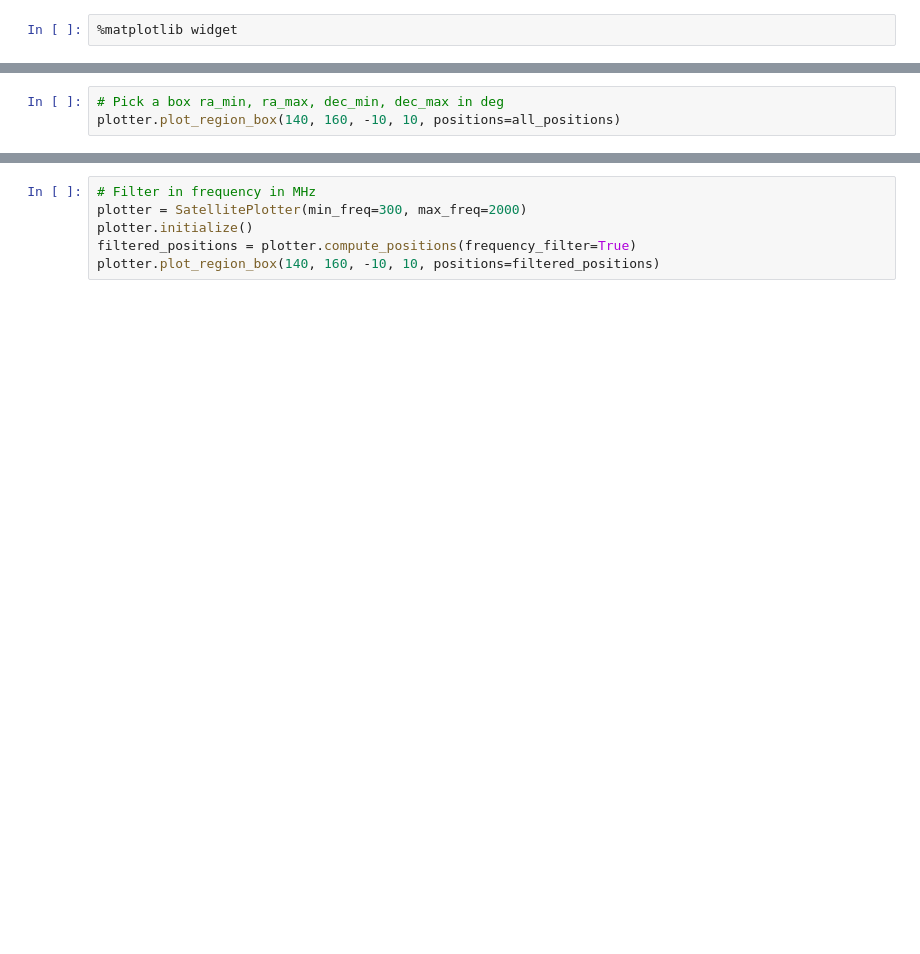
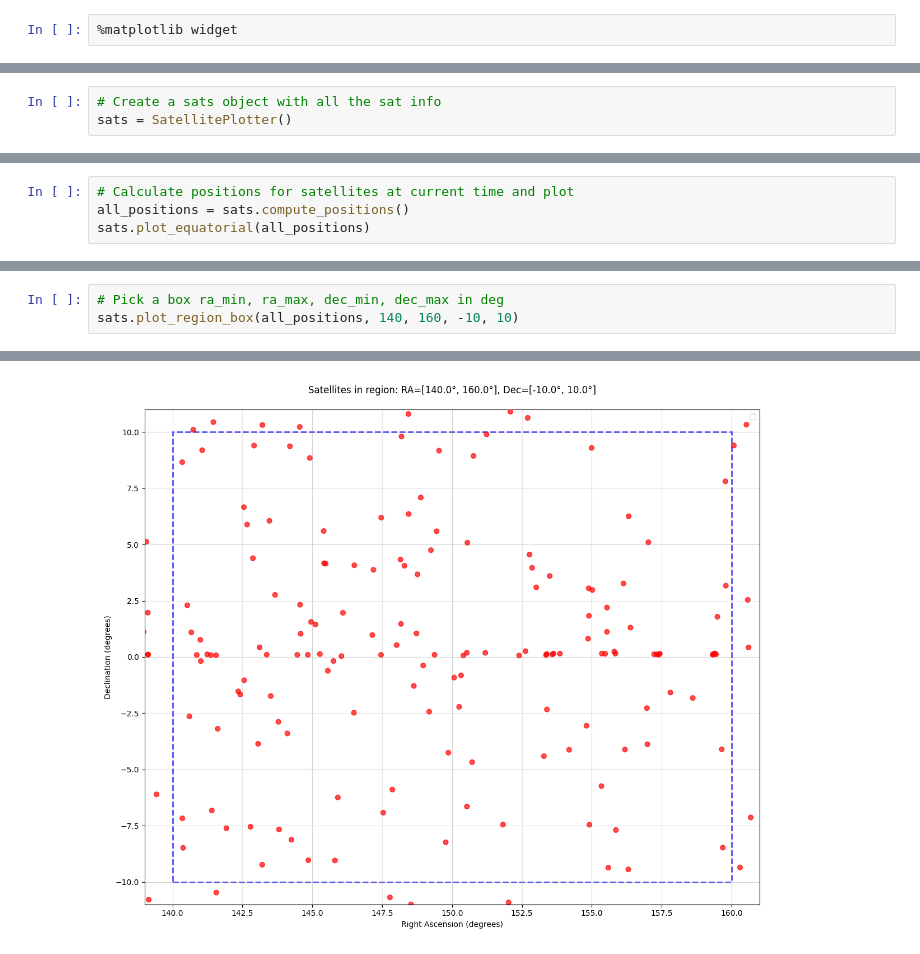
Before and after one commit to meerklass/astrokat-helper, a Jupyter notebook: scripts/test_sats.ipynb, the cells around one changed output, grey strips where cells are left out. Saved outputs shown, nothing was run; the diff lists cells and outputs as text; blank space fills up the shorter version.

```diff
--- a/scripts/test_sats.ipynb
+++ b/scripts/test_sats.ipynb
@@ -17,0 +20,3 @@ plotter.plot_equatorial()
+# %%
+# Create a sats object with all the sat info
+sats = SatellitePlotter()
@@ -17,0 +28,4 @@ plotter.plot_equatorial()
+# %%
+# Calculate positions for satellites at current time and plot
+all_positions = sats.compute_positions()
+sats.plot_equatorial(all_positions)
@@ -18,3 +37,4 @@ plotter.plot_equatorial()
 # %%
 # Pick a box ra_min, ra_max, dec_min, dec_max in deg
-plotter.plot_region_box(140, 160, -10, 10, positions=all_positions)
+sats.plot_region_box(all_positions, 140, 160, -10, 10)
+# %% [output]
@@ -21,6 +43 @@ plotter.plot_region_box(140, 160, -10, 10, positions=all_positions)
+[figure, added]
-# %%
-# Filter in frequency in MHz
-plotter = SatellitePlotter(min_freq=300, max_freq=2000)
-plotter.initialize()
-filtered_positions = plotter.compute_positions(frequency_filter=True)
-plotter.plot_region_box(140, 160, -10, 10, positions=filtered_positions)
```
Also changed, not shown: parts of 25 cells of this notebook, 1 other file.
